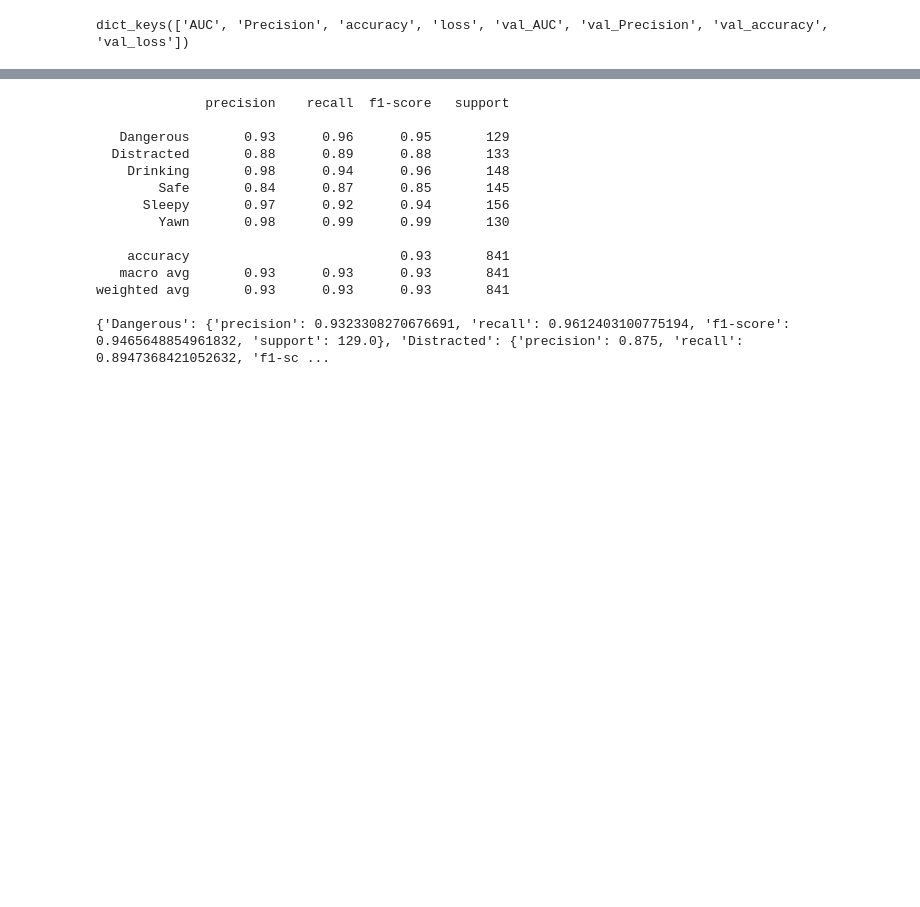
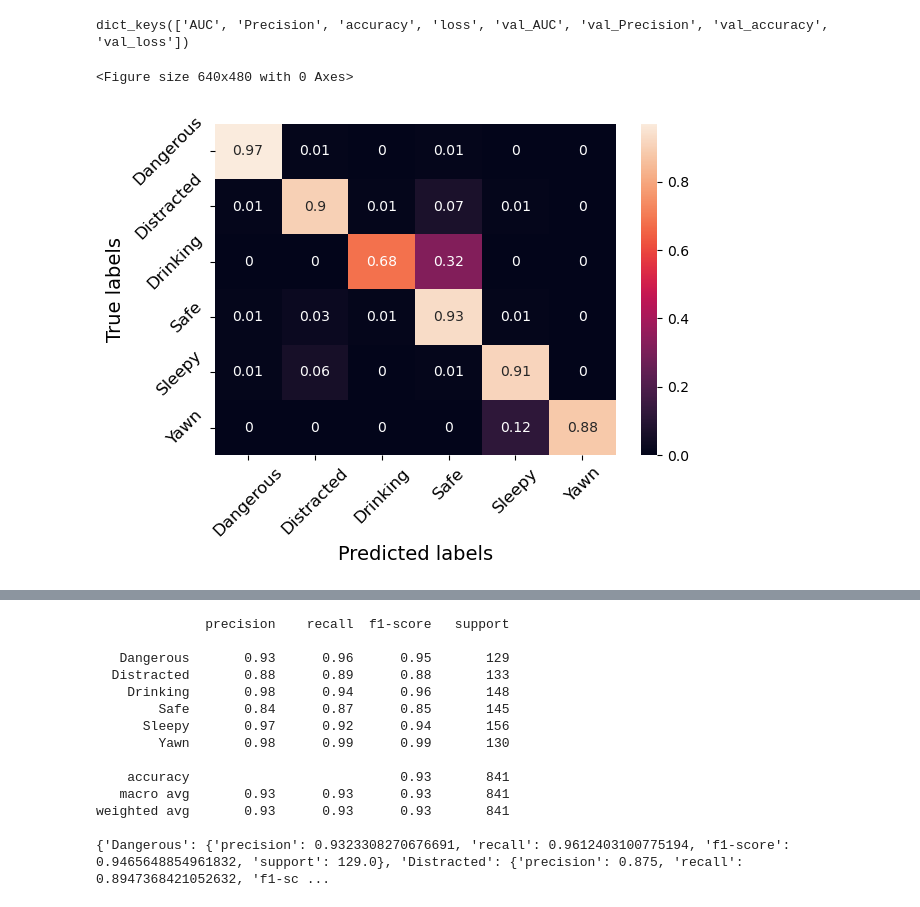
Before and after one commit to lennartvoelz/driver_inattention_detection, a Jupyter notebook: plotting/plotting.ipynb, the cells around one changed output, grey strips where cells are left out. Cells and saved outputs as stored; diff of their text form; code cells hidden in the pictures; blank space fills up the shorter version.

```diff
--- a/plotting/plotting.ipynb
+++ b/plotting/plotting.ipynb
@@ -13,3 +15,20 @@ y_test_final_og = np.load('y_true_final_olddata.npy')
 print(history_final.keys())
 # %% [output]
 dict_keys(['AUC', 'Precision', 'accuracy', 'loss', 'val_AUC', 'val_Precision', 'val_accuracy', 'val_loss'])
+# %%
+plt.clf()
+plt.figure(tight_layout=True)
+labels = ['Dangerous', 'Distracted', 'Drinking', 'Safe', 'Sleepy', 'Yawn']
+cm = confusion_matrix(y_test_final_og, y_pred_final_og)
+cm = np.round(cm.astype('float') / cm.sum(axis=1)[:, np.newaxis], 2)
+#plot confusion matrix
+sns.heatmap(cm, annot=True, fmt='g', xticklabels=labels, yticklabels=labels)
+plt.xticks(rotation=45, fontsize = 12)
+plt.yticks(rotation=45, fontsize = 12)
+plt.xlabel('Predicted labels', fontsize = 14)
+plt.ylabel('True labels', fontsize = 14)
+# plt.xtickparams(labelsize=12)
+plt.savefig('conf_matr/confusion_matrix_final_og_norm.png')
+# %% [output]
+<Figure size 640x480 with 0 Axes>
+[figure, added]
```
Also changed, not shown: parts of 4 cells of this notebook, 22 other files.
